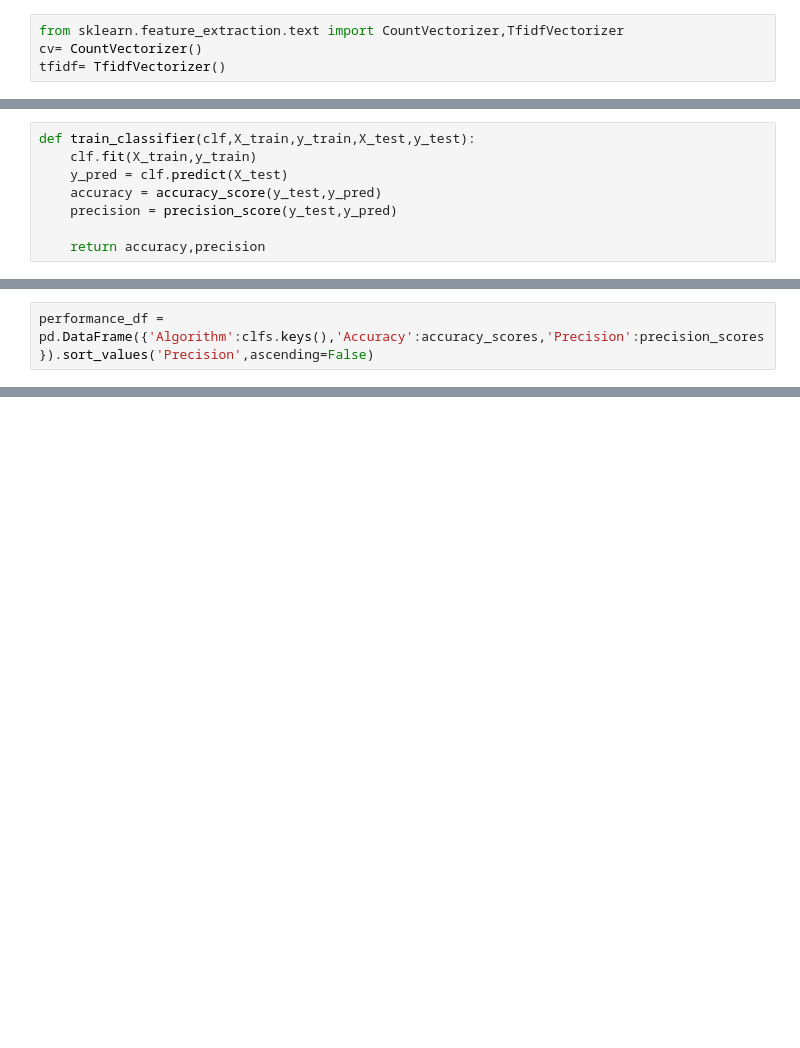
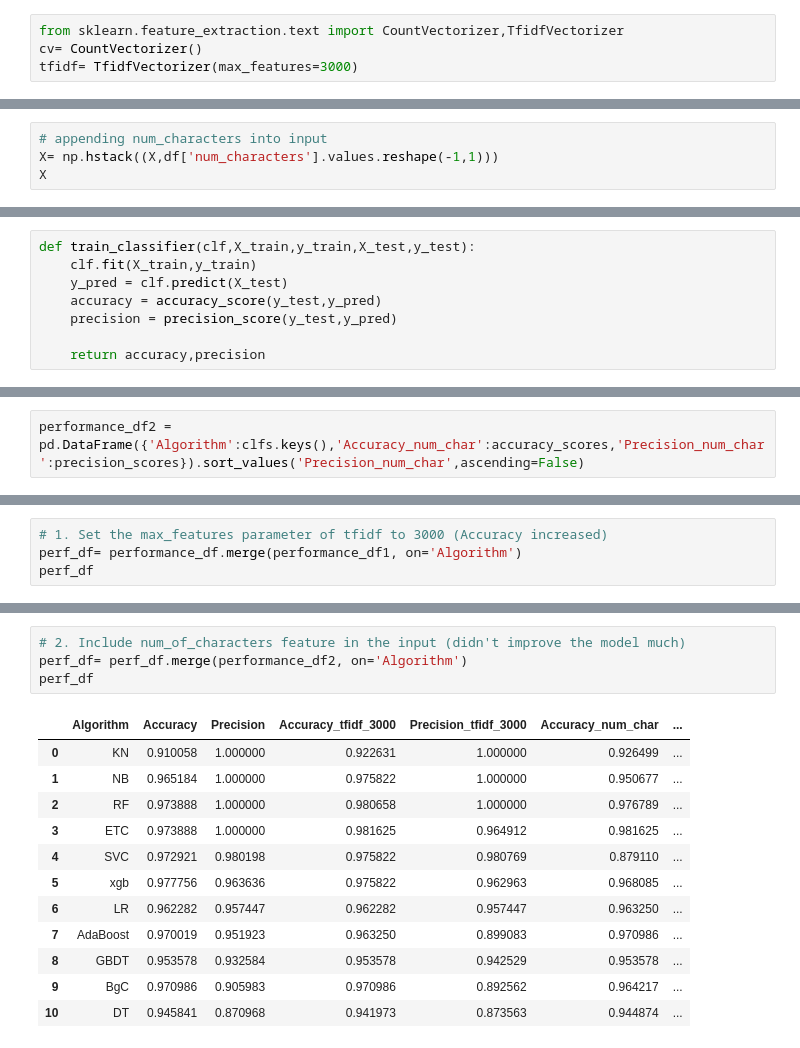
Before and after one commit to aniketpathak028/SMS-Spam-Classifier, a Jupyter notebook: SMS Spam Detection.ipynb, the cells around one changed output, grey strips where cells are left out. Cells and saved outputs as stored; diff of their text form; blank space fills up the shorter version.

Commit message:
model improvements

```diff
--- a/SMS Spam Detection.ipynb
+++ b/SMS Spam Detection.ipynb
@@ -396,5 +396,5 @@ df.head()
 # %%
 from sklearn.feature_extraction.text import CountVectorizer,TfidfVectorizer
 cv= CountVectorizer()
-tfidf= TfidfVectorizer()
+tfidf= TfidfVectorizer(max_features=3000)
 # %%
@@ -453,3 +454,7 @@ print(precision_score(y_test,y_pred3))
 # using tfidf
 
 X= tfidf.fit_transform(df['transformed_text']).toarray()
+# %%
+# appending num_characters into input
+X= np.hstack((X,df['num_characters'].values.reshape(-1,1)))
+X
@@ -575,5 +592,5 @@ Precision -  0.9636363636363636
 # %%
-performance_df = pd.DataFrame({'Algorithm':clfs.keys(),'Accuracy':accuracy_scores,'Precision':precision_scores}).sort_values('Precision',ascending=False)
+performance_df2 = pd.DataFrame({'Algorithm':clfs.keys(),'Accuracy_num_char':accuracy_scores,'Precision_num_char':precision_scores}).sort_values('Precision_num_char',ascending=False)
 # %%
 performance_df
 # %% [output]
@@ -622,0 +655,4 @@ plt.show()
+# %%
+# 1. Set the max_features parameter of tfidf to 3000 (Accuracy increased)
+perf_df= performance_df.merge(performance_df1, on='Algorithm')
+perf_df
@@ -622,0 +672,17 @@ plt.show()
+# %%
+# 2. Include num_of_characters feature in the input (didn't improve the model much)
+perf_df= perf_df.merge(performance_df2, on='Algorithm')
+perf_df
+# %% [output]
+|  | Algorithm | Accuracy | Precision | Accuracy_tfidf_3000 | Precision_tfidf_3000 | Accuracy_num_char | ... |
+| 0 | KN | 0.910058 | 1.000000 | 0.922631 | 1.000000 | 0.926499 | ... |
+| 1 | NB | 0.965184 | 1.000000 | 0.975822 | 1.000000 | 0.950677 | ... |
+| 2 | RF | 0.973888 | 1.000000 | 0.980658 | 1.000000 | 0.976789 | ... |
+| 3 | ETC | 0.973888 | 1.000000 | 0.981625 | 0.964912 | 0.981625 | ... |
+| 4 | SVC | 0.972921 | 0.980198 | 0.975822 | 0.980769 | 0.879110 | ... |
+| 5 | xgb | 0.977756 | 0.963636 | 0.975822 | 0.962963 | 0.968085 | ... |
+| 6 | LR | 0.962282 | 0.957447 | 0.962282 | 0.957447 | 0.963250 | ... |
+| 7 | AdaBoost | 0.970019 | 0.951923 | 0.963250 | 0.899083 | 0.970986 | ... |
+| 8 | GBDT | 0.953578 | 0.932584 | 0.953578 | 0.942529 | 0.953578 | ... |
+| 9 | BgC | 0.970986 | 0.905983 | 0.970986 | 0.892562 | 0.964217 | ... |
+| 10 | DT | 0.945841 | 0.870968 | 0.941973 | 0.873563 | 0.944874 | ... |
```
Also changed, not shown: parts of 29 cells of this notebook.
